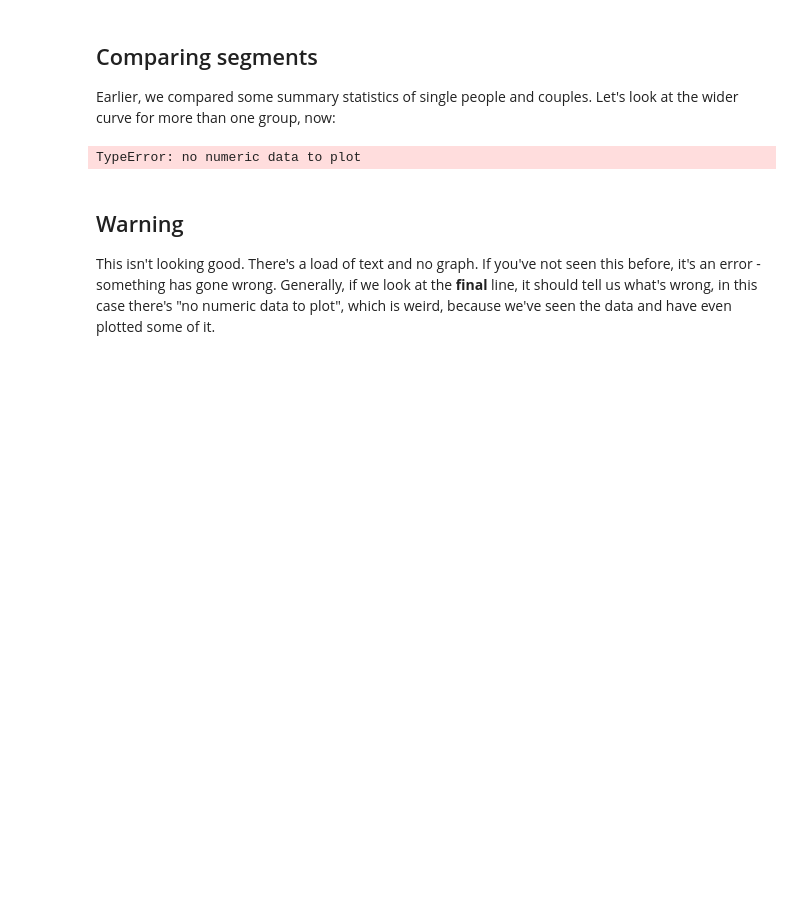
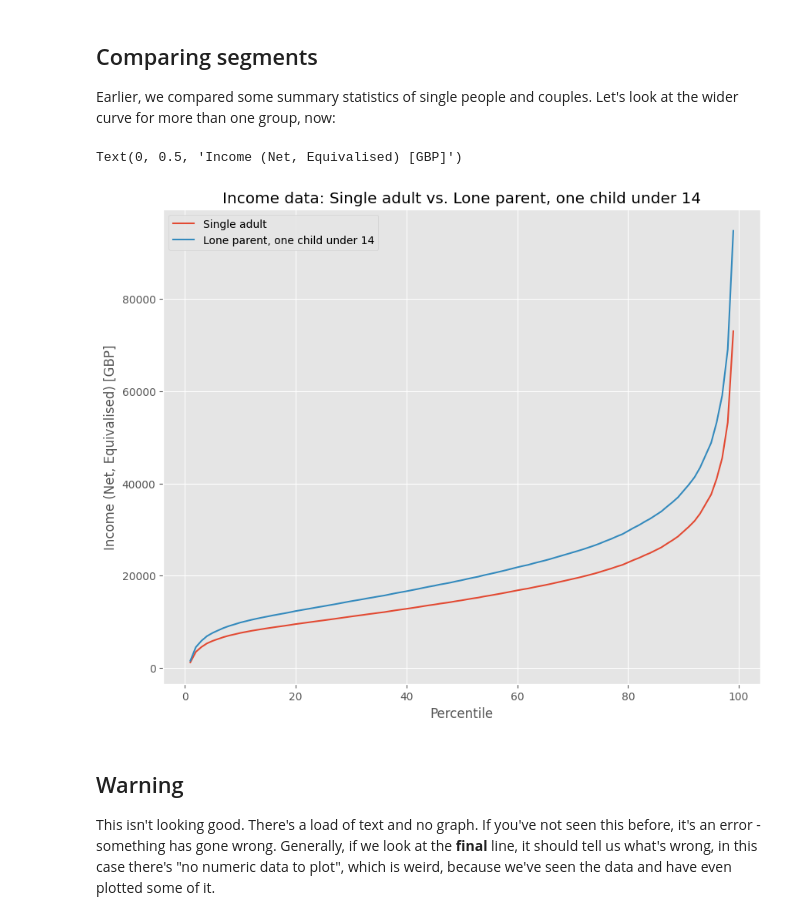
Before and after one commit to AngelaZhang111/QM2, a Jupyter notebook: W2_Working_with_Data_in_Pandas.ipynb, the cells around one changed output. Cells and saved outputs as stored; diff of their text form; code cells hidden in the pictures; blank space fills up the shorter version.

```diff
--- a/W2_Working_with_Data_in_Pandas.ipynb
+++ b/W2_Working_with_Data_in_Pandas.ipynb
@@ -249,9 +249,19 @@ There are a number of ways to access elements of the dataframe: we've shown how
 Earlier, we compared some summary statistics of single people and couples. Let's look at the wider curve for more than one group, now:
 # %%
 #This is going to throw a load of errors
-income[['Single adult','Lone parent, one child under 14']].plot()
+
+clean = income[['Single adult','Lone parent, one child under 14']]
+clean=clean.replace(',', '', regex=True)
+clean = clean.replace('-', 'NaN', regex=True).astype('float')
+clean.head()
+
+clean.plot()
+plt.title('Income data: Single adult vs. Lone parent, one child under 14')
+plt.xlabel('Percentile')
+plt.ylabel('Income (Net, Equivalised) [GBP]')
 # %% [output]
-TypeError: no numeric data to plot
+Text(0, 0.5, 'Income (Net, Equivalised) [GBP]')
+[figure, added]
 # %% [markdown]
 ## Warning
 
```
Also changed, not shown: parts of 2 cells of this notebook.
